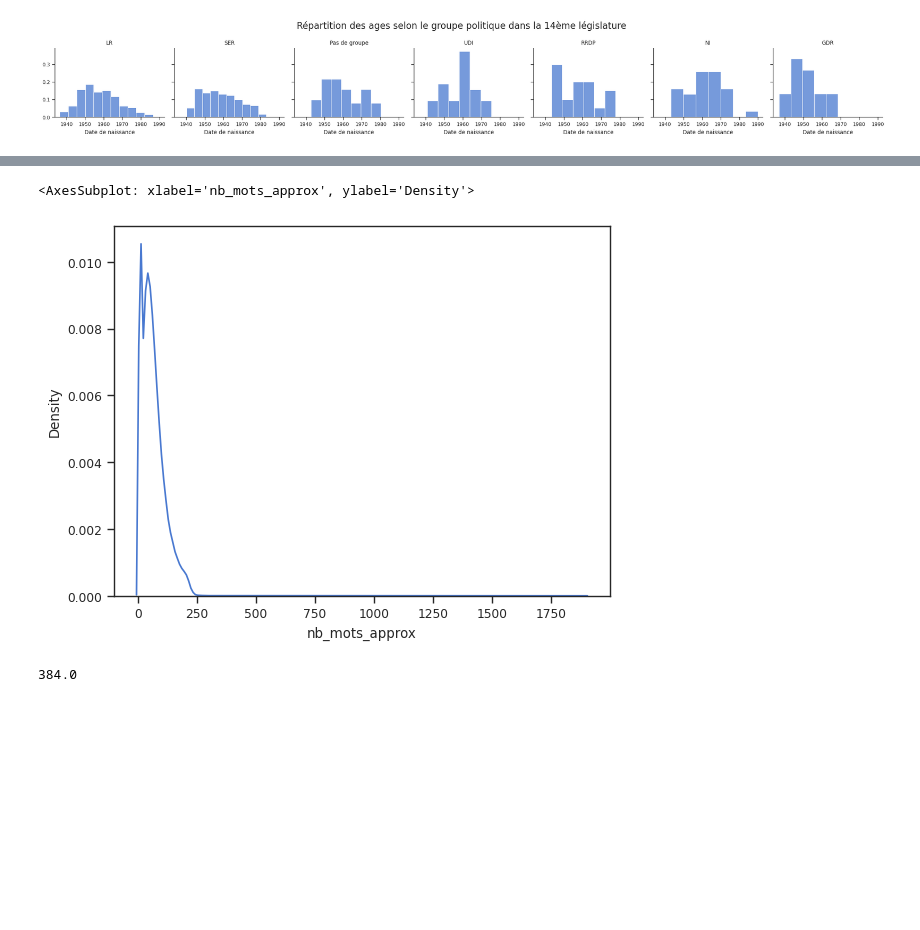
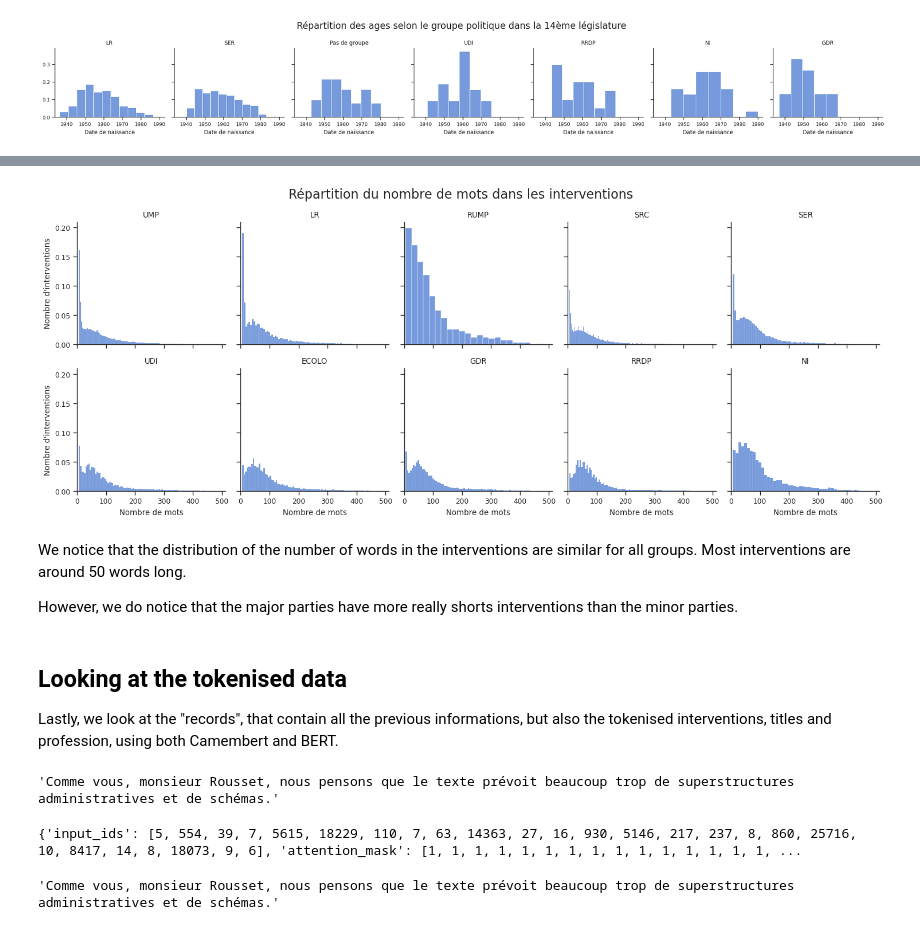
Before and after one commit to gwatkinson/NLP_Assemblee, a Jupyter notebook: docs/notebooks/processing.ipynb, the cells around one changed output, grey strips where cells are left out. Drawn from its saved outputs; the diff is of its cells as text; code cells hidden in the pictures; blank space fills up the shorter version.

Commit message:
Finish the preprocessing example

```diff
--- a/docs/notebooks/processing.ipynb
+++ b/docs/notebooks/processing.ipynb
@@ -309,12 +296,0 @@ cdf.head()
-# %%
-sns.kdeplot(
-    data=cdf,
-    x="nb_mots_approx",
-)
-# %% [output]
-<AxesSubplot: xlabel='nb_mots_approx', ylabel='Density'>
-[figure, removed]
-# %%
-256 * 1.5
-# %% [output]
-384.0
@@ -320,0 +314,23 @@ sns.kdeplot(
+# %%
+title = "Répartition du nombre de mots dans les interventions"
+
+g = sns.FacetGrid(cdf, col="groupe", margin_titles=True, col_wrap=5)
+g.map(sns.histplot, "nb_mots_approx", stat="probability")
+
+g.set_axis_labels("Nombre de mots", "Nombre d'interventions")
+g.figure.suptitle(title, fontsize=16)
+for group in g.axes_dict:
+    g.axes_dict[group].set_title(group)
+    g.axes_dict[group].set_xlim(0, 512)
+g.figure.tight_layout()
+g.figure.savefig("../../images/histplot_nb_mots.png")
+# %% [output]
+[figure, added]
+# %% [markdown]
+We notice that the distribution of the number of words in the interventions are similar for all groups. Most interventions are around 50 words long.
+
+However, we do notice that the major parties have more really shorts interventions than the minor parties.
+# %% [markdown]
+## Looking at the tokenised data
+
+Lastly, we look at the "records", that contain all the previous informations, but also the tokenised interventions, titles and profession, using both Camembert and BERT.
@@ -320,0 +342,12 @@ sns.kdeplot(
+# %%
+example["intervention"]
+# %% [output]
+'Comme vous, monsieur Rousset, nous pensons que le texte prévoit beaucoup trop de superstructures administratives et de schémas.'
+# %%
+example["camembert_tokens"]["intervention"]
+# %% [output]
+{'input_ids': [5, 554, 39, 7, 5615, 18229, 110, 7, 63, 14363, 27, 16, 930, 5146, 217, 237, 8, 860, 25716, 10, 8417, 14, 8, 18073, 9, 6], 'attention_mask': [1, 1, 1, 1, 1, 1, 1, 1, 1, 1, 1, 1, 1, 1, 1, ...
+# %%
+processor14.camembert_tokenizer.decode(example["camembert_tokens"]["intervention"]["input_ids"])
+# %% [output]
+'Comme vous, monsieur Rousset, nous pensons que le texte prévoit beaucoup trop de superstructures administratives et de schémas.'
```
Also changed, not shown: parts of 33 cells of this notebook.
